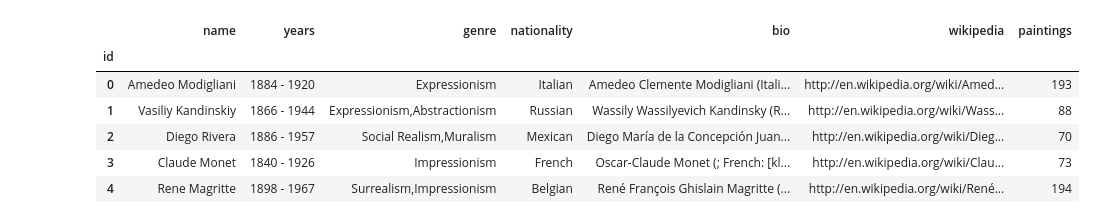
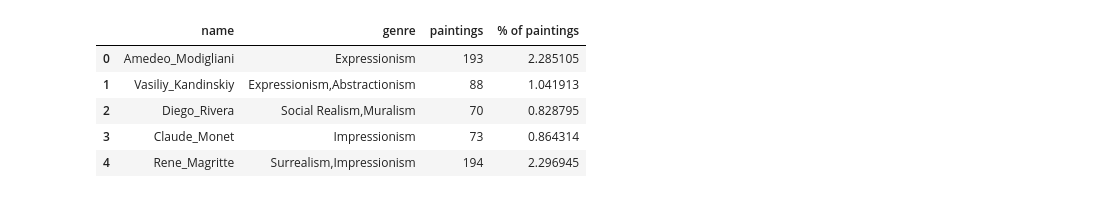
Before and after one commit to justinepicar/Art_Style_Classification, a Jupyter notebook: Notebooks/02_data_wrangling.ipynb, the cells around one changed output. Drawn from its saved outputs; the diff is of its cells as text; code cells hidden in the pictures.

```diff
--- a/Notebooks/02_data_wrangling.ipynb
+++ b/Notebooks/02_data_wrangling.ipynb
@@ -20,16 +24,18 @@ artists.head()
 | 4 | 4 | Rene Magritte | 1898 - 1967 | Surrealism,Impressionism | Belgian | René François Ghislain Magritte (... | http://en.wikipedia.org/wiki/René... | 194 |
 # %%
 #make id new index and drop id
-artists.index = artists['id']
-artists.drop(labels='id', axis=1, inplace = True)
+#artists.index = artists['id']
+artists.drop(labels=['id','years','nationality','bio', 'wikipedia'], axis=1, inplace = True)
 #rename 'Albrecht Dürer' to 'Albrecht Durer'
 artists['name'] = artists['name'].replace(to_replace='Albrecht D.rer', value = 'Albrecht Durer', regex = True)
+artists['name'] = artists['name'].str.replace(' ', '_')
+#calculate percentage of paintings against total
+artists['% of paintings'] = artists.paintings/artists.paintings.sum()*100
 artists.head()
 # %% [output]
-|  | name | years | genre | nationality | bio | wikipedia | paintings |
-| id |  |  |  |  |  |  |  |
-| 0 | Amedeo Modigliani | 1884 - 1920 | Expressionism | Italian | Amedeo Clemente Modigliani (Itali... | http://en.wikipedia.org/wiki/Amed... | 193 |
-| 1 | Vasiliy Kandinskiy | 1866 - 1944 | Expressionism,Abstractionism | Russian | Wassily Wassilyevich Kandinsky (R... | http://en.wikipedia.org/wiki/Wass... | 88 |
-| 2 | Diego Rivera | 1886 - 1957 | Social Realism,Muralism | Mexican | Diego María de la Concepción Juan... | http://en.wikipedia.org/wiki/Dieg... | 70 |
-| 3 | Claude Monet | 1840 - 1926 | Impressionism | French | Oscar-Claude Monet (; French: [kl... | http://en.wikipedia.org/wiki/Clau... | 73 |
-| 4 | Rene Magritte | 1898 - 1967 | Surrealism,Impressionism | Belgian | René François Ghislain Magritte (... | http://en.wikipedia.org/wiki/René... | 194 |
+|  | name | genre | paintings | % of paintings |
+| 0 | Amedeo_Modigliani | Expressionism | 193 | 2.285105 |
+| 1 | Vasiliy_Kandinskiy | Expressionism,Abstractionism | 88 | 1.041913 |
+| 2 | Diego_Rivera | Social Realism,Muralism | 70 | 0.828795 |
+| 3 | Claude_Monet | Impressionism | 73 | 0.864314 |
+| 4 | Rene_Magritte | Surrealism,Impressionism | 194 | 2.296945 |
```
Also changed, not shown: parts of 26 cells of this notebook, 8 other files.
